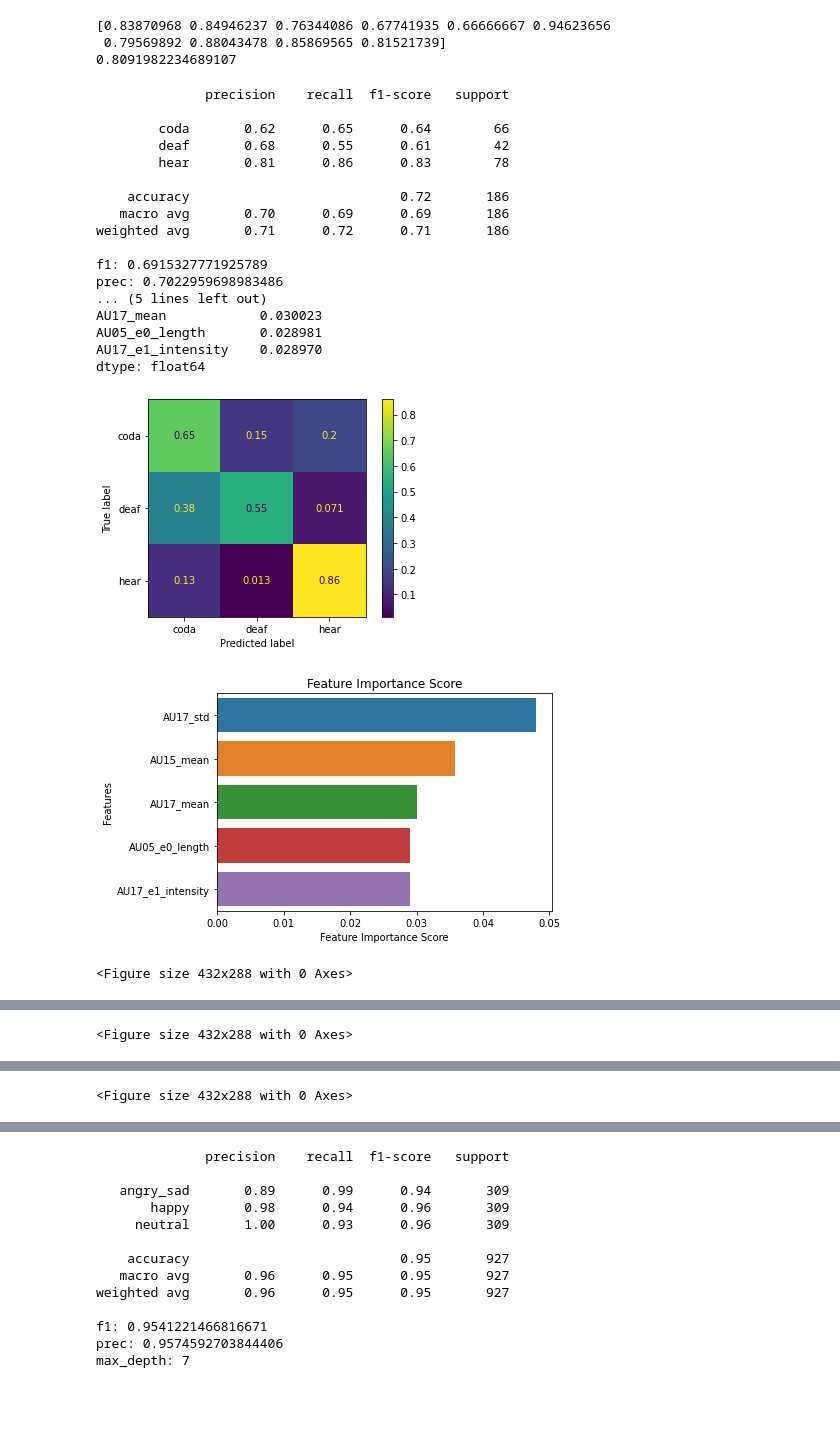
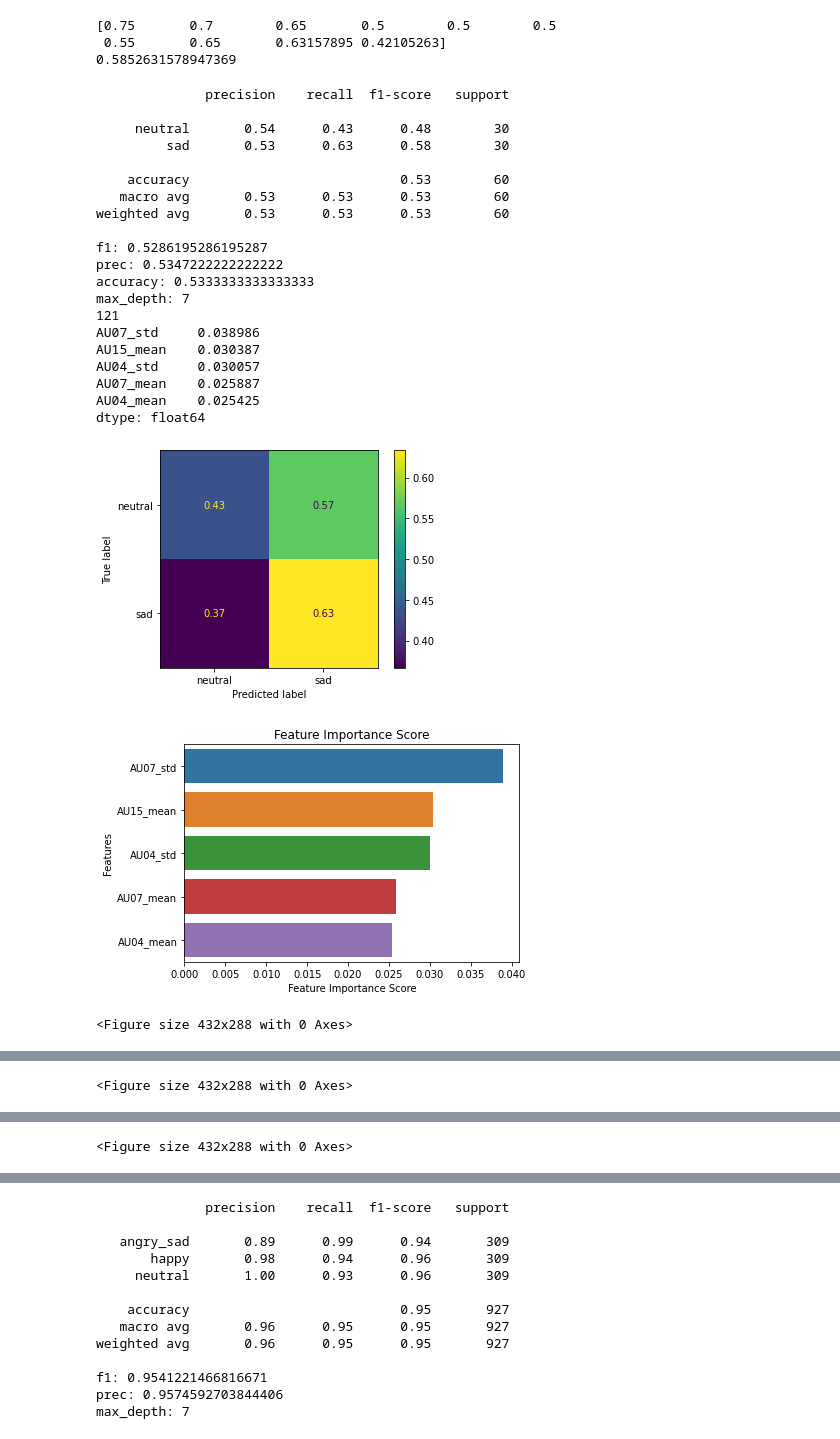
Before and after one commit to deangeckt/EmotionsInSignLanguage, a Jupyter notebook: open_face/ml.ipynb, the cells around one changed output, grey strips where cells are left out. Drawn from its saved outputs; the diff is of its cells as text; code cells hidden in the pictures; blank space fills up the shorter version.

```diff
--- a/open_face/ml.ipynb
+++ b/open_face/ml.ipynb
@@ -35,32 +35,32 @@ from sklearn.utils import resample
 
 
 df = pd.read_csv('results/feature_vector.csv', index_col=0)
-df = fix_label_name(df)
+# df = fix_label_name(df)
 # df = df[df['group'] == 'coda_speak'] #'hearing', 'C', D
 
-# df = df.replace('coda_speak', 'speaking')
-# df = df.replace('hear', 'speaking')
-# df = df.replace('coda_sign', 'signing')
-# df = df.replace('deaf', 'signing')
+df = df.replace('coda_speech', 'speaking')
+df = df.replace('hear', 'speaking')
+df = df.replace('coda_sign', 'signing')
+df = df.replace('deaf', 'signing')
 
 # df = df.replace('angry', 'angry_sad')
 # df = df.replace('sad', 'angry_sad')
 
 
 #Over sample
-# df = over_sample(df, 'happy', 309-155)
-# df = over_sample(df, 'neutral', 309-155)
+# df = over_sample(df, 'happy', 336-169)
+# df = over_sample(df, 'neutral', 336-169)
 
 
-# label_names = ['angry', 'happy'] #['angry','happy', 'neutral', 'sad'] #['neutral', 'angry']
-# df = subsample_labels(df, label_names)
+label_names = ['sad', 'neutral'] #['angry','happy', 'neutral', 'sad'] #['neutral', 'angry']
+df = subsample_labels(df, label_names)
 
-# df = df[df['group'] == 'signing']
+df = df[df['group'] == 'speaking']
 
 # remove_au_features(df, ['10','12','15','17'])
 
 labels = df['label']
-labels = df['group']
+# labels = df['group']
 group = df['group']
 
 df_copy = df.copy()
@@ -90,16 +87,17 @@ from sklearn.model_selection import cross_val_score
 from sklearn.tree import DecisionTreeClassifier
 from sklearn.ensemble import RandomForestClassifier
 import numpy as np
+md = 7
 
-clf = RandomForestClassifier(criterion='entropy')
+clf = RandomForestClassifier(criterion='entropy', max_depth=md)
 cv_scores = cross_val_score(clf, df, labels, cv=10)
 
 print(cv_scores)
 print(np.mean(cv_scores))
 # %% [output]
-[0.83870968 0.84946237 0.76344086 0.67741935 0.66666667 0.94623656
- 0.79569892 0.88043478 0.85869565 0.81521739]
-0.8091982234689107
+[0.75       0.7        0.65       0.5        0.5        0.5
+ 0.55       0.65       0.63157895 0.42105263]
+0.5852631578947369
 # %%
 import matplotlib.pyplot as plt
 import seaborn as sns
@@ -127,7 +125,7 @@ def scatter_imp_features(feature_imp_, label_key='group', i1=0, i2=1):
     plt.figure()
     plt.figure(figsize=(10,6))
 
-    for lab, color in zip(list(labels.value_counts().keys()), ['r', 'b', 'g']):
+    for lab, color in zip(list(labels.value_counts().keys()), ['r', 'b', 'g', 'k']):
         f1 = list(df_[df_[label_key] == lab][feature_imp_.keys()[i1]])
         f2 = list(df_[df_[label_key] == lab][feature_imp_.keys()[i2]])
         plt.scatter(f1,f2, c=color, label=lab)
@@ -143,7 +141,7 @@ def hist_imp_features(feature_imp_, label_key='group', i1=0):
     plt.figure()
     plt.figure(figsize=(10,6))
 
-    for lab, color in zip(list(labels.value_counts().keys()), ['r', 'b', 'g']):
+    for lab, color in zip(list(labels.value_counts().keys()), ['r', 'b', 'g', 'k']):
         f1 = list(df_[df_[label_key] == lab][feature_imp_.keys()[i1]])
         plt.hist(f1, 20, facecolor=color, label=lab, alpha=0.75)
 
@@ -155,50 +153,52 @@ def hist_imp_features(feature_imp_, label_key='group', i1=0):
 
 xtrain = X_train
 xtest = X_test
 
-md = 7
-clf = RandomForestClassifier(criterion='entropy', max_depth=md)
+clf = RandomForestClassifier(criterion='entropy', max_depth=7)
 clf.fit(xtrain, y_train)
 feature_imp_ = pd.Series(clf.feature_importances_,index=df.columns.tolist()).sort_values(ascending=False)
 
 y_pred = clf.predict(xtest)
 print(classification_report(y_test, y_pred, labels=clf.classes_))
 f1_ = f1_score(y_test, y_pred, average='macro')
 prec = precision_score(y_test, y_pred, average='macro')
 accuracy = accuracy_score(y_test, y_pred)
 
 print(f'f1: {f1_}')
 print(f'prec: {prec}')
 print(f'accuracy: {accuracy}')
 
 cm = confusion_matrix(y_test, y_pred, labels=clf.classes_, normalize='true')
 disp = ConfusionMatrixDisplay(confusion_matrix=cm, display_labels=clf.classes_)
 disp.plot()
 plt.figure()
 print('max_depth:', md)
 
 plot_importance(feature_imp_)
-scatter_imp_features(feature_imp_, 'group') # in Task2 change to 'label'
-scatter_imp_features(feature_imp_, 'group',0,2)
-hist_imp_features(feature_imp_, 'group',0)
+scatter_imp_features(feature_imp_, 'label') # in Task2 change to 'label'
+scatter_imp_features(feature_imp_, 'label',0,2)
+hist_imp_features(feature_imp_, 'label',0)
 # %% [output]
               precision    recall  f1-score   support
 
-        coda       0.62      0.65      0.64        66
-        deaf       0.68      0.55      0.61        42
-        hear       0.81      0.86      0.83        78
+     neutral       0.54      0.43      0.48        30
+         sad       0.53      0.63      0.58        30
 
-    accuracy                           0.72       186
-   macro avg       0.70      0.69      0.69       186
-weighted avg       0.71      0.72      0.71       186
+    accuracy                           0.53        60
+   macro avg       0.53      0.53      0.53        60
+weighted avg       0.53      0.53      0.53        60
 
-f1: 0.6915327771925789
-prec: 0.7022959698983486
-... (5 lines left out)
-AU17_mean            0.030023
-AU05_e0_length       0.028981
-AU17_e1_intensity    0.028970
+f1: 0.5286195286195287
+prec: 0.5347222222222222
+accuracy: 0.5333333333333333
+max_depth: 7
+121
+AU07_std     0.038986
+AU15_mean    0.030387
+AU04_std     0.030057
+AU07_mean    0.025887
+AU04_mean    0.025425
 dtype: float64
-[figure, old version]
+[figure, new version]
-[figure, old version]
+[figure, new version]
 <Figure size 432x288 with 0 Axes>
```
Also changed, not shown: parts of 4 cells of this notebook, 1 other file.
